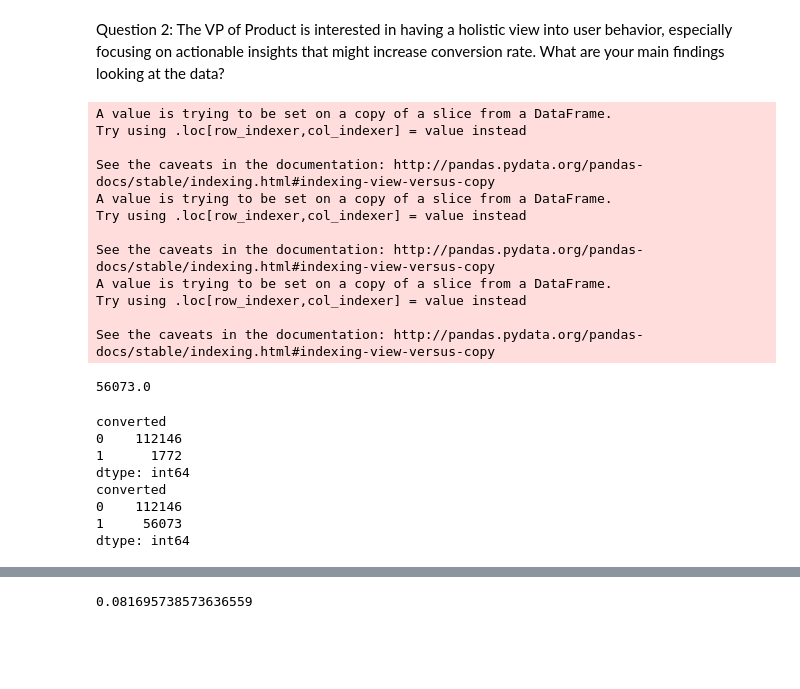
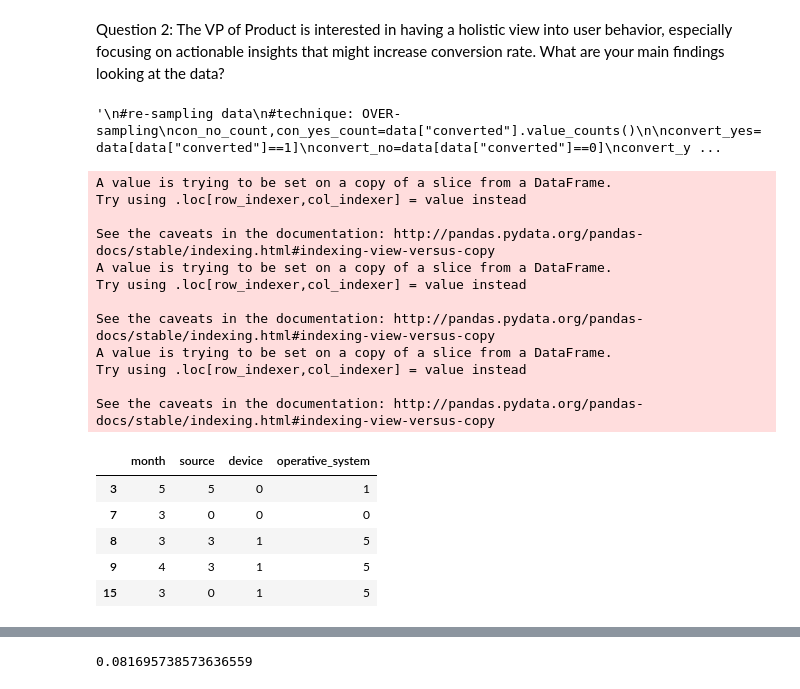
Before and after one commit to asa2012/TakeHomeChallenge, a Jupyter notebook: 6 Pricing Test.ipynb, the cells around one changed output, grey strips where cells are left out. Cells and saved outputs as stored; diff of their text form; code cells hidden in the pictures; blank space fills up the shorter version.

```diff
--- a/6 Pricing Test.ipynb
+++ b/6 Pricing Test.ipynb
@@ -205,46 +250,52 @@ data["month"]=data["timestamp"].apply(lambda x:int(x[5:-12]))
+# %%
+'''
+#re-sampling data
+#technique: OVER-sampling
+con_no_count,con_yes_count=data["converted"].value_counts()
+
+convert_yes=data[data["converted"]==1]
+convert_no=data[data["converted"]==0]
+convert_yes_over=convert_yes.sample(int(con_no_count/2),replace=True)
+
+data_new=convert_yes_over.append(convert_no)
+print(data.groupby("converted").size())
+print(data_new.groupby("converted").size())
+data=data_new
+'''
+# %% [output]
+'\n#re-sampling data\n#technique: OVER-sampling\ncon_no_count,con_yes_count=data["converted"].value_counts()\n\nconvert_yes=data[data["converted"]==1]\nconvert_no=data[data["converted"]==0]\nconvert_y ...
 # %%
+
 #encode for source, device, operative_system, city
 from sklearn.preprocessing import LabelEncoder
-le=LabelEncoder()
+le1=LabelEncoder()
+le2=LabelEncoder()
+le3=LabelEncoder()
 
-data=data[data["test"]==1]
+
+mldata=data[["month"]]
+mldata['source']=le1.fit_transform(data["source"])
+mldata['device']=le2.fit_transform(data['device'])
+mldata['operative_system']=le3.fit_transform(data['operative_system'])
+
+label=data["converted"]
+mldata.head()
 # %% [output]
 A value is trying to be set on a copy of a slice from a DataFrame.
 Try using .loc[row_indexer,col_indexer] = value instead
 
 See the caveats in the documentation: http://pandas.pydata.org/pandas-docs/stable/indexing.html#indexing-view-versus-copy
 A value is trying to be set on a copy of a slice from a DataFrame.
 Try using .loc[row_indexer,col_indexer] = value instead
 
 See the caveats in the documentation: http://pandas.pydata.org/pandas-docs/stable/indexing.html#indexing-view-versus-copy
 A value is trying to be set on a copy of a slice from a DataFrame.
 Try using .loc[row_indexer,col_indexer] = value instead
 
 See the caveats in the documentation: http://pandas.pydata.org/pandas-docs/stable/indexing.html#indexing-view-versus-copy
+|  | month | source | device | operative_system |
+| 3 | 5 | 5 | 0 | 1 |
+| 7 | 3 | 0 | 0 | 0 |
+| 8 | 3 | 3 | 1 | 5 |
+| 9 | 4 | 3 | 1 | 5 |
+| 15 | 3 | 0 | 1 | 5 |
-# %%
-con_no_count/2
-# %% [output]
-56073.0
-# %%
-
-#re-sampling data
-#technique: OVER-sampling
-con_no_count,con_yes_count=data["converted"].value_counts()
-
-convert_yes=data[data["converted"]==1]
-convert_no=data[data["converted"]==0]
-convert_yes_over=convert_yes.sample(int(con_no_count/2),replace=True)
-
-data_new=convert_yes_over.append(convert_no)
-print(data.groupby("converted").size())
-print(data_new.groupby("converted").size())
-data=data_new
-# %% [output]
-converted
-0    112146
-1      1772
-dtype: int64
-converted
-0    112146
-1     56073
-dtype: int64
```
Also changed, not shown: parts of 21 cells of this notebook, 2 other files.
